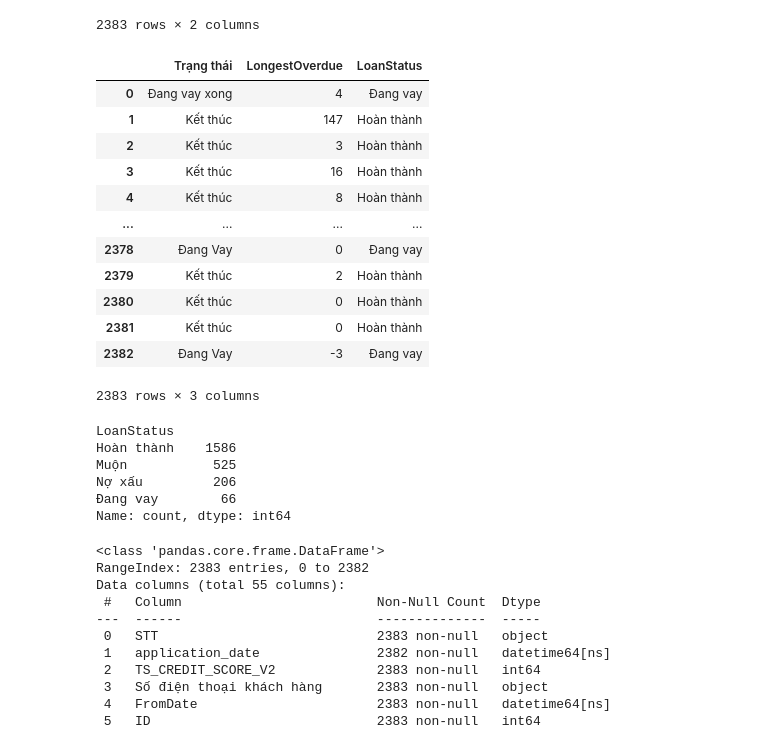
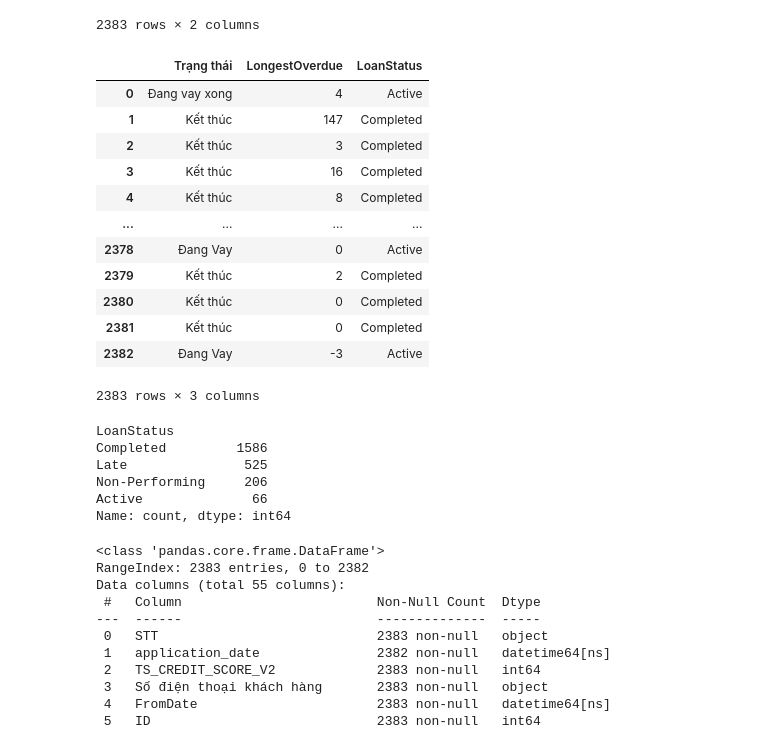
Before and after one commit to ThanhVinh-source/TIMA_Bank_Project, a Jupyter notebook: notebook/data_cleaning_preprocessing.ipynb, the cells around one changed output. Drawn from its saved outputs; the diff is of its cells as text; code cells hidden in the pictures.

```diff
--- a/notebook/data_cleaning_preprocessing.ipynb
+++ b/notebook/data_cleaning_preprocessing.ipynb
@@ -295,44 +295,44 @@ df[['Salary', 'IncomeBracket']]
 # %%
 #LoanStatus
 import numpy as np
 
 def classify_loan(row):
     if row["Trạng thái"] == "Nợ Xấu":
-        return "Nợ xấu"
+        return "Non-Performing"
 
     elif row["Trạng thái"] == "Đang Vay" and row["LongestOverdue"] >= 1:
-        return "Muộn"
+        return "Late"
 
     elif row["Trạng thái"] == "Kết thúc":
-        return "Hoàn thành"
+        return "Completed"
 
     else:
-        return "Đang vay"
+        return "Active"
 
 df["LoanStatus"] = df.apply(classify_loan, axis=1)
 df[['Trạng thái','LongestOverdue', 'LoanStatus']]
 # %% [output]
 |  | Trạng thái | LongestOverdue | LoanStatus |
-| 0 | Đang vay xong | 4 | Đang vay |
-| 1 | Kết thúc | 147 | Hoàn thành |
-| 2 | Kết thúc | 3 | Hoàn thành |
-| 3 | Kết thúc | 16 | Hoàn thành |
-| 4 | Kết thúc | 8 | Hoàn thành |
+| 0 | Đang vay xong | 4 | Active |
+| 1 | Kết thúc | 147 | Completed |
+| 2 | Kết thúc | 3 | Completed |
+| 3 | Kết thúc | 16 | Completed |
+| 4 | Kết thúc | 8 | Completed |
 | ... | ... | ... | ... |
-| 2378 | Đang Vay | 0 | Đang vay |
-| 2379 | Kết thúc | 2 | Hoàn thành |
-| 2380 | Kết thúc | 0 | Hoàn thành |
-| 2381 | Kết thúc | 0 | Hoàn thành |
-| 2382 | Đang Vay | -3 | Đang vay |
+| 2378 | Đang Vay | 0 | Active |
+| 2379 | Kết thúc | 2 | Completed |
+| 2380 | Kết thúc | 0 | Completed |
+| 2381 | Kết thúc | 0 | Completed |
+| 2382 | Đang Vay | -3 | Active |
 2383 rows × 3 columns
 # %%
 df['LoanStatus'].value_counts()
 # %% [output]
 LoanStatus
-Hoàn thành    1586
-Muộn           525
-Nợ xấu         206
-Đang vay        66
+Completed         1586
+Late               525
+Non-Performing     206
+Active              66
 Name: count, dtype: int64
 # %%
 df.info()
```
Also changed, not shown: 6 other files.
